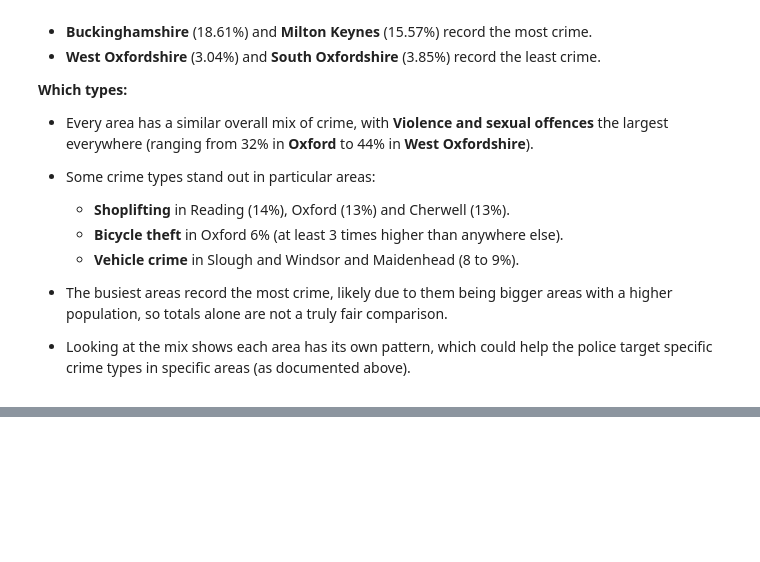
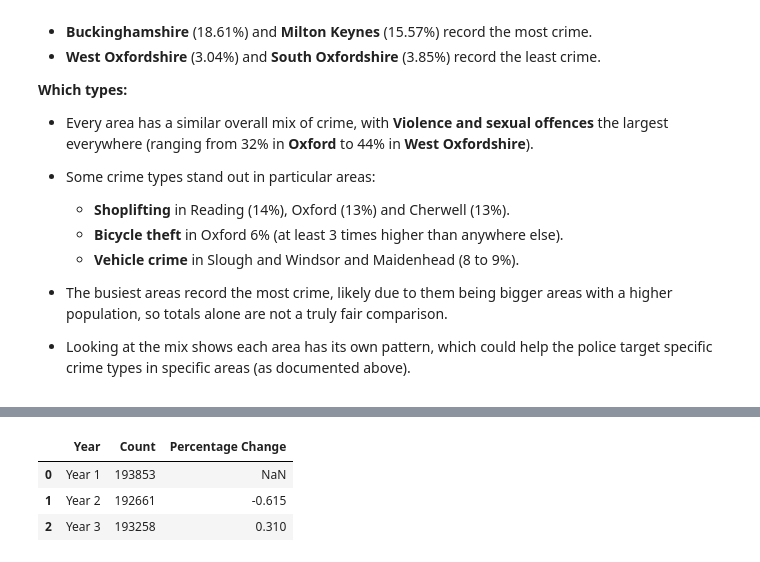
Before and after one commit to danb160/thames-valley-crime-insights, a Jupyter notebook: jupyter_notebooks/02_EDA.ipynb, the cells around one changed output, grey strips where cells are left out. Drawn from its saved outputs; the diff is of its cells as text; code cells hidden in the pictures; blank space fills up the shorter version.

Commit message:
Add question 3 yearly totals and overall change

```diff
--- a/jupyter_notebooks/02_EDA.ipynb
+++ b/jupyter_notebooks/02_EDA.ipynb
@@ -683,0 +692,22 @@ Crime does differ in the 13 areas in two main ways:
+# %%
+# Label each month with the correct year
+def crime_year(month):
+    if month < pd.Timestamp("2024-10-01"):
+        return "Year 1"
+    elif month < pd.Timestamp("2025-10-01"):
+        return "Year 2"
+    else:
+        return "Year 3"
+
+summary["Year"] = summary["Month"].apply(crime_year)
+
+# Total crimes per year with percentage from previous year
+yearly = summary.groupby("Year")["Count"].sum().reset_index()
+yearly["Percentage Change"] = (yearly["Count"].pct_change() * 100).round(3)
+
+yearly
+# %% [output]
+|  | Year | Count | Percentage Change |
+| 0 | Year 1 | 193853 | NaN |
+| 1 | Year 2 | 192661 | -0.615 |
+| 2 | Year 3 | 193258 | 0.310 |
```
Also changed, not shown: parts of 4 cells of this notebook.
